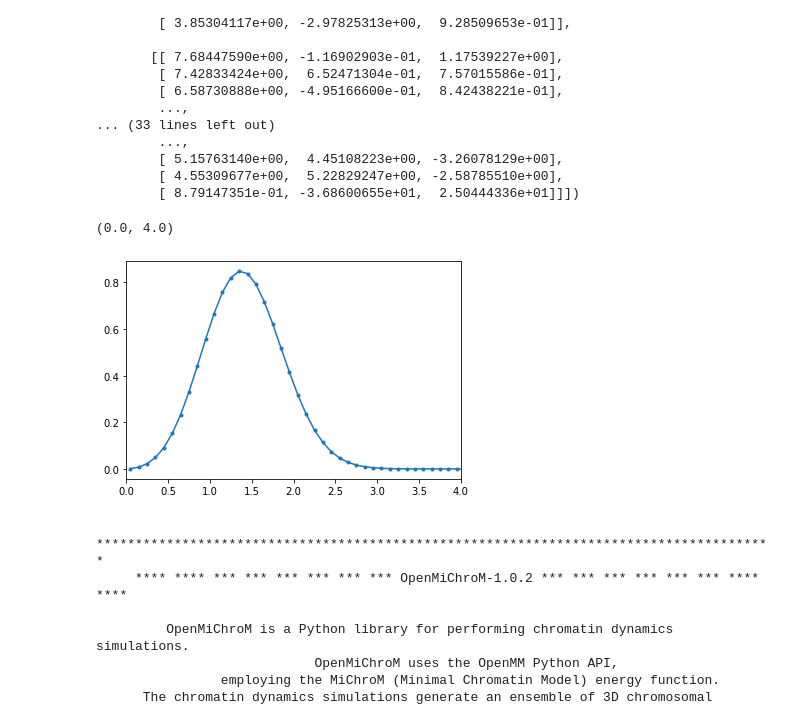
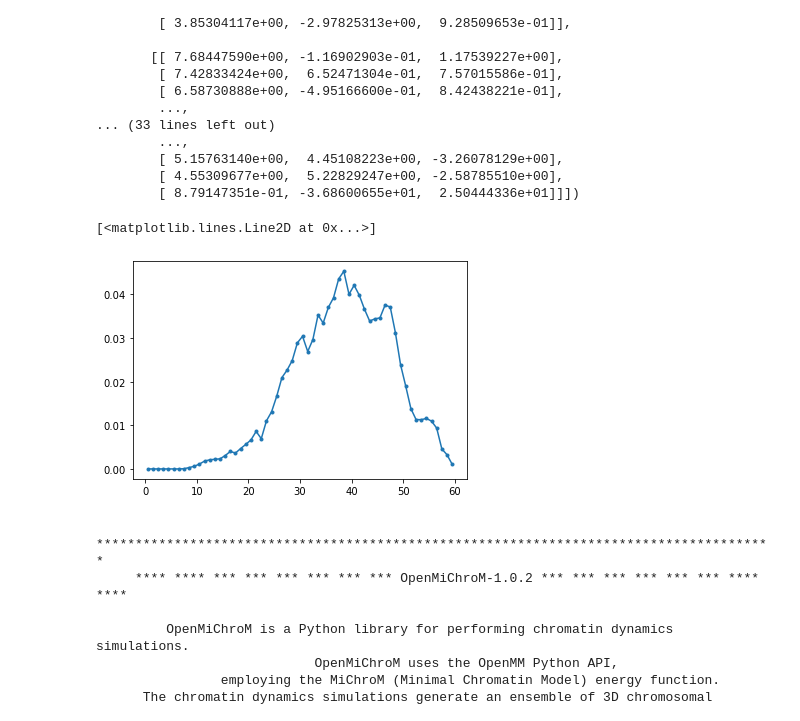
Before and after one commit to s-brahmachari/Active-noise-simulations, a Jupyter notebook: sim_codes/run_sims.ipynb, the cells around one changed output. Cells and saved outputs as stored; diff of their text form; code cells hidden in the pictures.

```diff
--- a/sim_codes/run_sims.ipynb
+++ b/sim_codes/run_sims.ipynb
@@ -105,13 +105,13 @@ array([[[ 8.67017174e+00,  1.33691466e+00,  1.12948263e+00],
 import matplotlib.pyplot as plt
 import numpy as np
 
-d=np.load('analyze_traj_Rouse_chain_T300.0_F0.0_Ta1.0_Esoft0_R0500.0_Na1200_blocksize100_kb10.0_dt0.001_kr30.0_bondlens.npz')
+d=np.load('/Users/sumitabha/Box/Active_fluctuations/Active-noise-simulations/sim_codes/analyze_traj_Rouse_chain_T300.0_F0.0_Ta1.0_Esoft0_R0500.0_Na1200_blocksize100_kb10.0_dt0.001_kr30.0_shape_descriptors.npz')
 # %%
-plt.plot(d['bins'], d['hist'],'.-')
-plt.xlim(0,4)
+plt.plot(d['rg'][1], d['rg'][0],'.-')
+# plt.xlim(0,4)
 # %% [output]
-(0.0, 4.0)
+[<matplotlib.lines.Line2D at 0x...>]
-[figure, old version]
+[figure, new version]
 # %%
 #==========================#
 #Initialize Michrom Class  #
```
Also changed, not shown: 4 other files.
